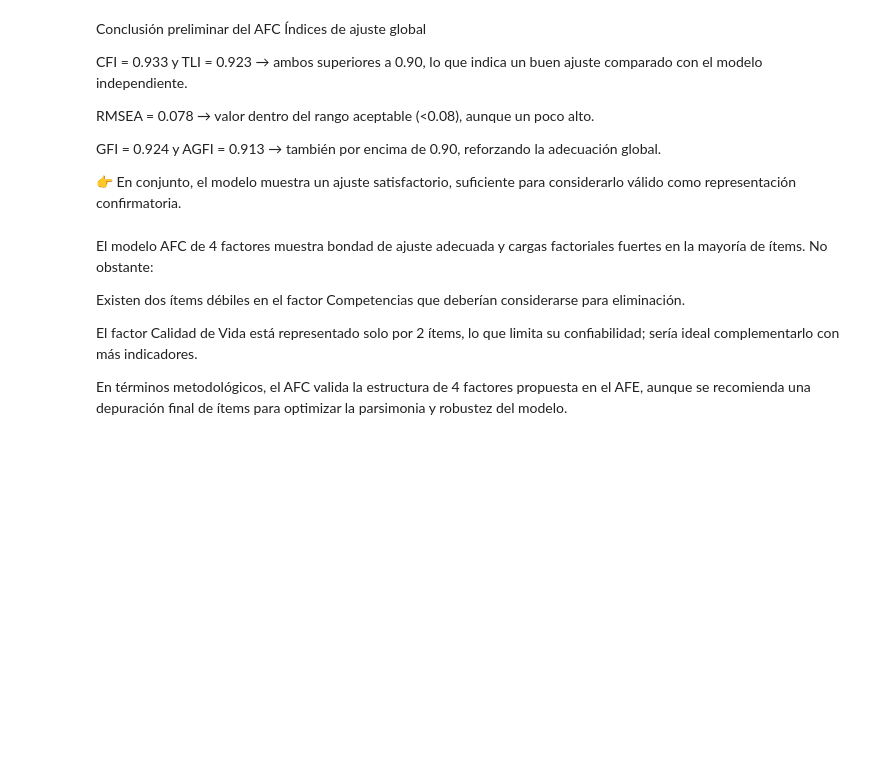
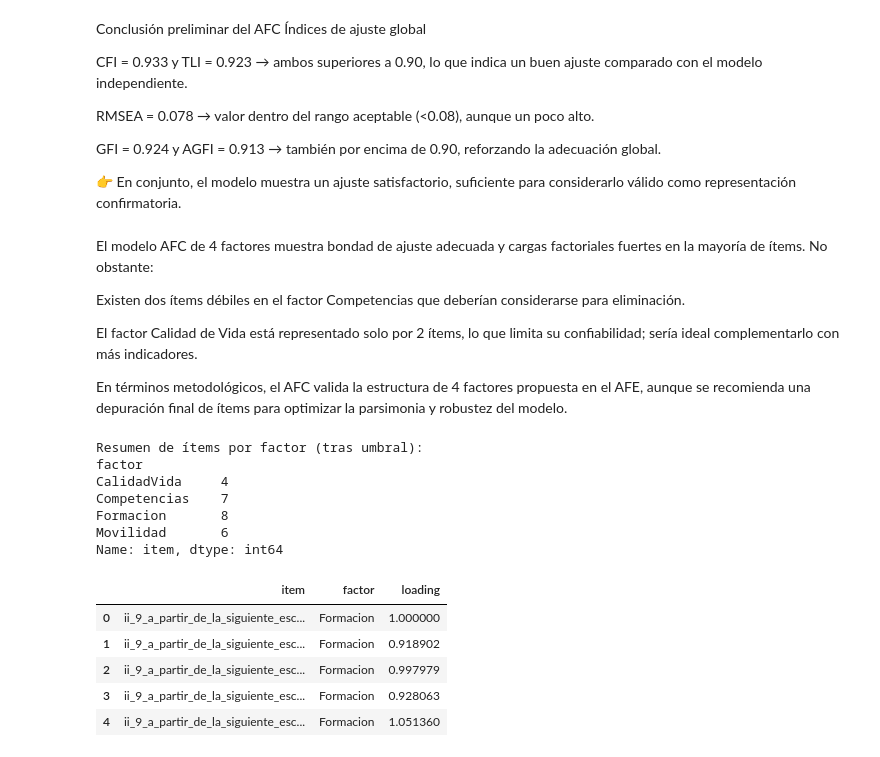
Before and after one commit to ustadistica/Proyecto-PENSER, a Jupyter notebook: notebooks/analisis_factorial.ipynb, the cells around one changed output. Saved outputs shown, nothing was run; the diff lists cells and outputs as text; code cells hidden in the pictures; blank space fills up the shorter version.

Commit message:
Actualización final del análisis factorial e índice IIE

```diff
--- a/notebooks/analisis_factorial.ipynb
+++ b/notebooks/analisis_factorial.ipynb
@@ -2,7 +2,7 @@
 import pandas as pd
 
 # Ruta de tu archivo local
-ruta = r"C:\Consultoria\egresados\DATA DEPURADA SANTO TOMAS_ESTUDIO PENSER_MAYO DE 2025.xlsx"
+ruta = r"C:\Proyecto-PENSER\data\DATA DEPURADA SANTO TOMAS_ESTUDIO PENSER_MAYO DE 2025.xlsx"
 
 # Leer el Excel (toma la primera hoja)
 xls = pd.ExcelFile(ruta)
@@ -970,3 +832,49 @@ Existen dos ítems débiles en el factor Competencias que deberían considerarse
 El factor Calidad de Vida está representado solo por 2 ítems, lo que limita su confiabilidad; sería ideal complementarlo con más indicadores.
 
 En términos metodológicos, el AFC valida la estructura de 4 factores propuesta en el AFE, aunque se recomienda una depuración final de ítems para optimizar la parsimonia y robustez del modelo.
+# %%
+
+
+# 1.1 Extraer tabla de cargas estandarizadas desde semopy (distintas versiones cambian el nombre de la columna)
+insp = mod.inspect(std_est=True)
+col_std = None
+for c in ["Est.Std", "est_std", "Estimate", "est"]:
+    if c in insp.columns:
+        col_std = c
+        break
+assert col_std is not None, "No encontré columna de cargas estandarizadas en 'inspect'."
+
+# 1.2 Filtrar solo las relaciones "ítem ~ factor" (en semopy: op == "~")
+cargas = insp.loc[insp["op"] == "~", ["lval", "rval", col_std]].copy()
+cargas.columns = ["item", "factor", "loading"]
+
+# 1.3 (Opcional) Renombrar factores a etiquetas teóricas más claras (ajusta si usaste otros nombres)
+ren_factores = {
+    "F1": "Formacion",
+    "F2": "Competencias",
+    "F3": "Movilidad",
+    "F4": "CalidadVida"
+}
+cargas["factor"] = cargas["factor"].replace(ren_factores)
+
+# 1.4 Umbral para considerar un ítem válido en su factor (evita ítems con carga débil)
+MIN_LOADING = 0.40
+cargas_filtradas = cargas[cargas["loading"].abs() >= MIN_LOADING].copy()
+
+print("Resumen de ítems por factor (tras umbral):")
+print(cargas_filtradas.groupby("factor")["item"].count())
+cargas_filtradas.head()
+# %% [output]
+Resumen de ítems por factor (tras umbral):
+factor
+CalidadVida     4
+Competencias    7
+Formacion       8
+Movilidad       6
+Name: item, dtype: int64
+|  | item | factor | loading |
+| 0 | ii_9_a_partir_de_la_siguiente_esc... | Formacion | 1.000000 |
+| 1 | ii_9_a_partir_de_la_siguiente_esc... | Formacion | 0.918902 |
+| 2 | ii_9_a_partir_de_la_siguiente_esc... | Formacion | 0.997979 |
+| 3 | ii_9_a_partir_de_la_siguiente_esc... | Formacion | 0.928063 |
+| 4 | ii_9_a_partir_de_la_siguiente_esc... | Formacion | 1.051360 |
```
Also changed, not shown: parts of 12 cells of this notebook.
